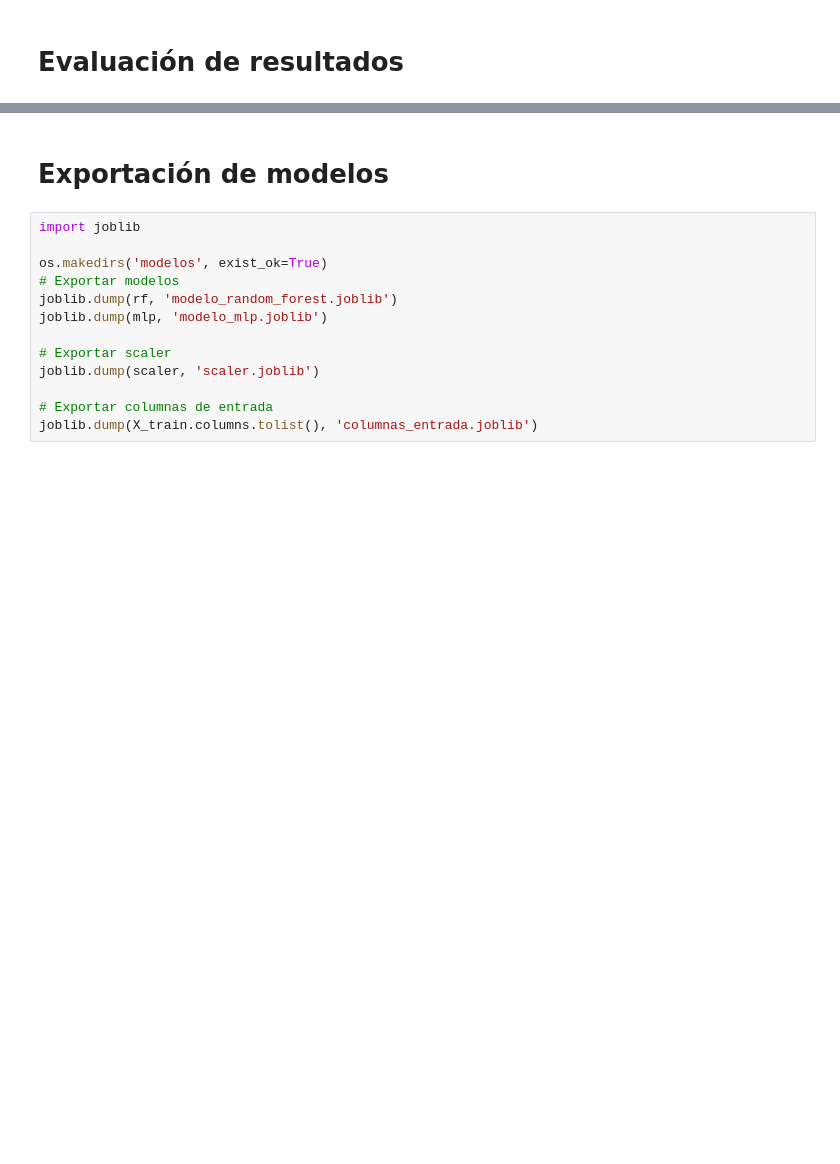
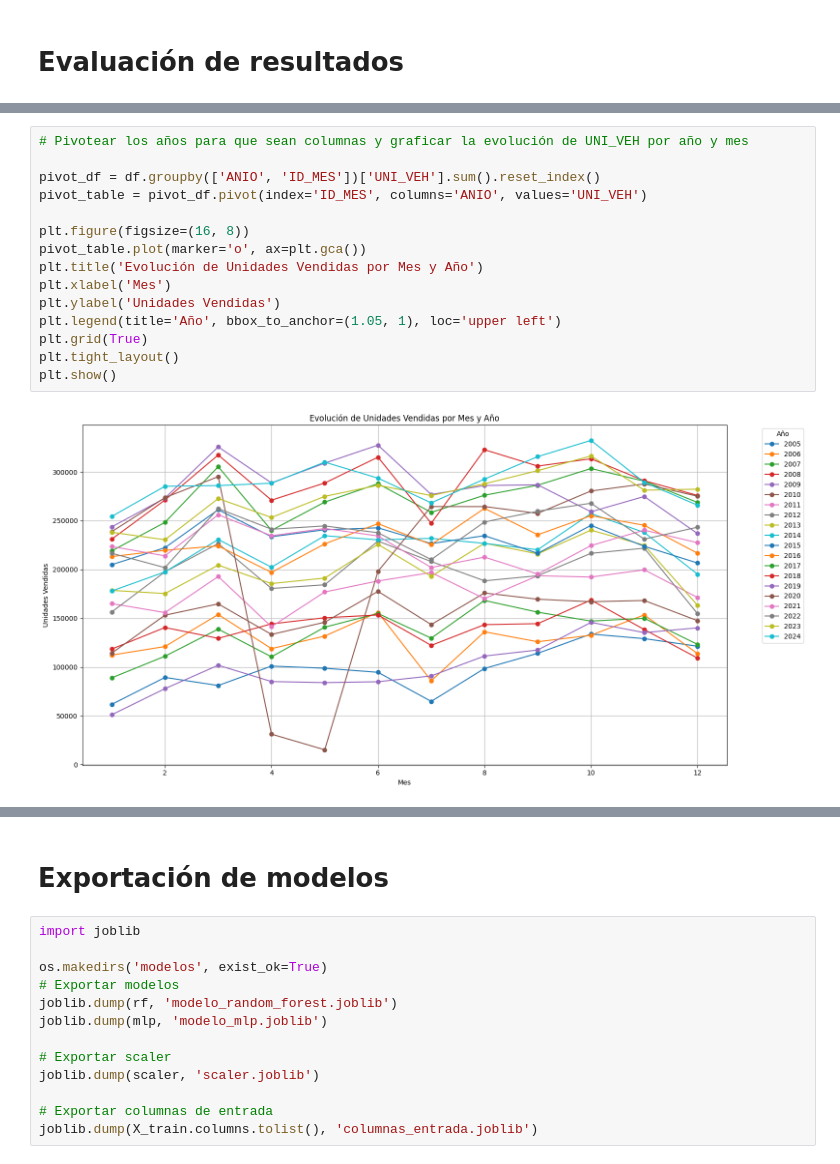
Before and after one commit to Dasher0n/Proyecto-Mineria, a Jupyter notebook: Analisis_Exploratorio.ipynb, the cells around one changed output, grey strips where cells are left out. Cells and saved outputs as stored; diff of their text form; blank space fills up the shorter version.

```diff
--- a/Analisis_Exploratorio.ipynb
+++ b/Analisis_Exploratorio.ipynb
@@ -575,0 +589,17 @@ plt.show()
+# %%
+# Pivotear los años para que sean columnas y graficar la evolución de UNI_VEH por año y mes
+
+pivot_df = df.groupby(['ANIO', 'ID_MES'])['UNI_VEH'].sum().reset_index()
+pivot_table = pivot_df.pivot(index='ID_MES', columns='ANIO', values='UNI_VEH')
+
+plt.figure(figsize=(16, 8))
+pivot_table.plot(marker='o', ax=plt.gca())
+plt.title('Evolución de Unidades Vendidas por Mes y Año')
+plt.xlabel('Mes')
+plt.ylabel('Unidades Vendidas')
+plt.legend(title='Año', bbox_to_anchor=(1.05, 1), loc='upper left')
+plt.grid(True)
+plt.tight_layout()
+plt.show()
+# %% [output]
+[figure, added]
```
Also changed, not shown: parts of 17 cells of this notebook, 1 other file.
